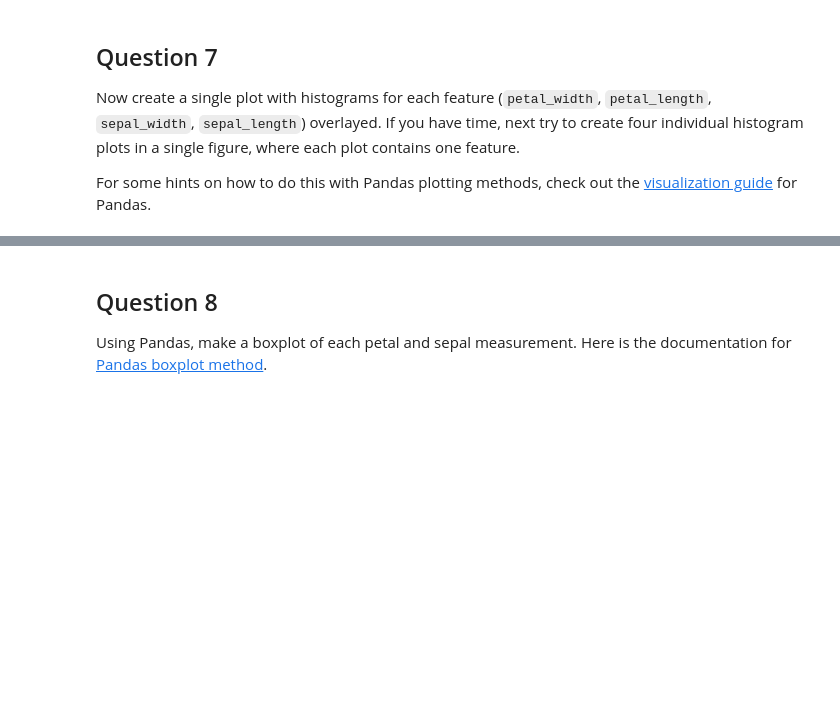
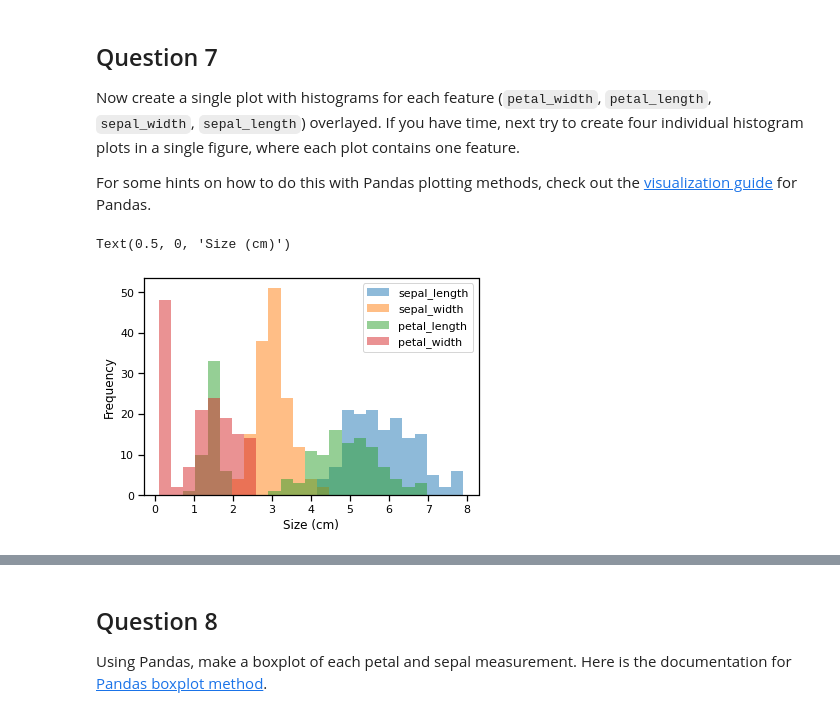
Before and after one commit to kvpz/MLwithPython, a Jupyter notebook: Intro_to_ML.ipynb, the cells around one changed output, grey strips where cells are left out. Cells and saved outputs as stored; diff of their text form; code cells hidden in the pictures; blank space fills up the shorter version.

```diff
--- a/Intro_to_ML.ipynb
+++ b/Intro_to_ML.ipynb
@@ -155,0 +224,7 @@ For some hints on how to do this with Pandas plotting methods, check out the [vi
+# %%
+sns.set_context('notebook')
+ax = data.plot.hist(bins=25, alpha=0.5)
+ax.set_xlabel('Size (cm)')
+# %% [output]
+Text(0.5, 0, 'Size (cm)')
+[figure, added]
```
Also changed, not shown: parts of 13 cells of this notebook.
